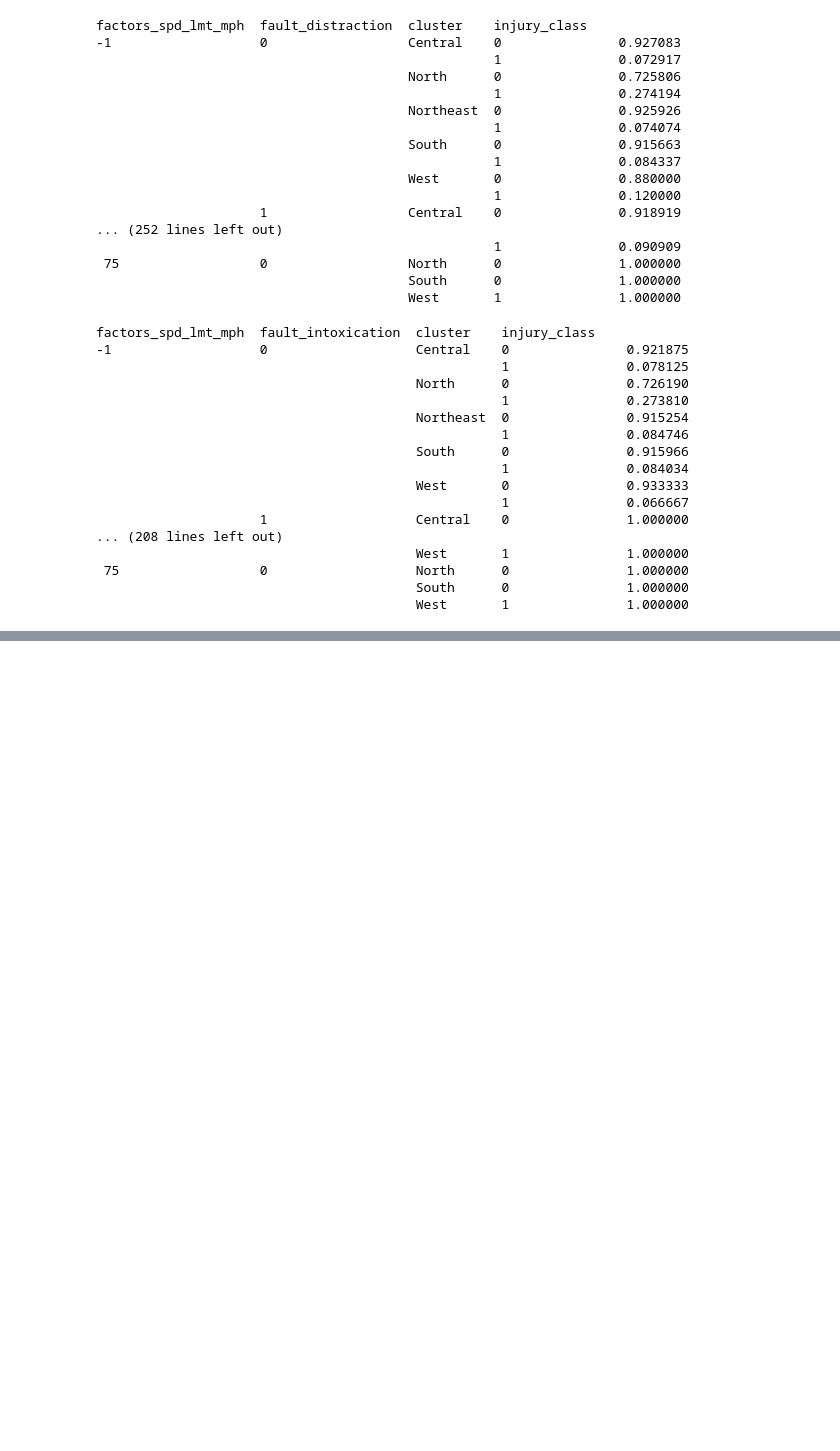
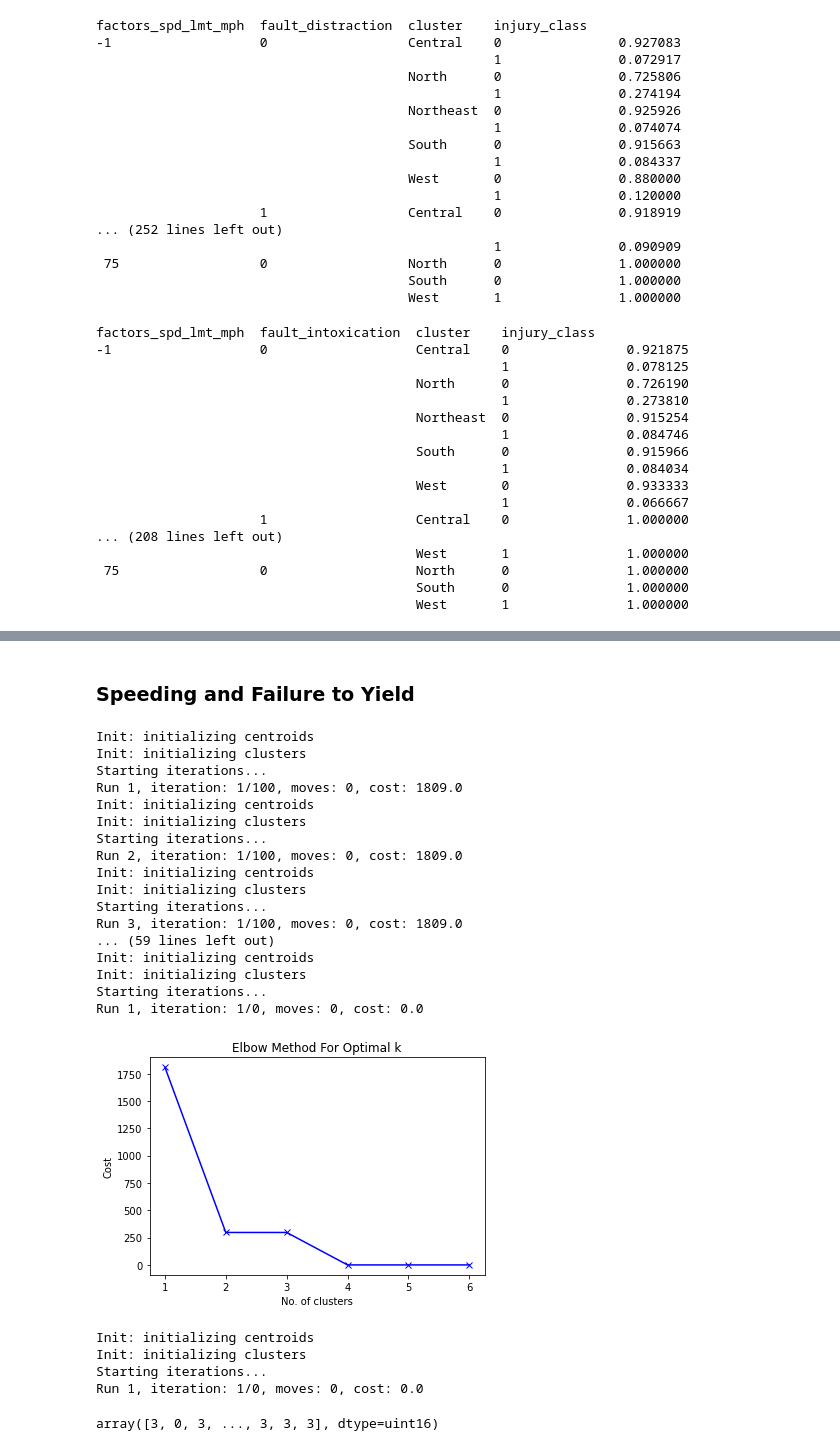
Before and after one commit to RAXR-Capstone/project_danger_zone, a Jupyter notebook: work_space/AnnaWorkspace/anna_explore.ipynb, the cells around one changed output, grey strips where cells are left out. Cells and saved outputs as stored; diff of their text form; code cells hidden in the pictures; blank space fills up the shorter version.

```diff
--- a/work_space/AnnaWorkspace/anna_explore.ipynb
+++ b/work_space/AnnaWorkspace/anna_explore.ipynb
@@ -843,0 +1123,4 @@ from kmodes.kmodes import KModes
+# %%
+kmode = KModes(n_clusters=4, init = "random", n_init = 5, verbose=1, random_state= 19)
+clusters = kmode.fit_predict(train[['vehicle_type', 'factors_spd_lmt_mph','damage_zone']])
+clusters
@@ -843,0 +1146,2 @@ from kmodes.kmodes import KModes
+# %%
+train['vehicle_type_damage_speed_cluster'] = clusters
@@ -843,0 +1173,44 @@ from kmodes.kmodes import KModes
+# %% [markdown]
+### Speeding and Failure to Yield
+# %%
+cost = []
+K = range(1,7)
+for num_clusters in list(K):
+    kmode = KModes(n_clusters=num_clusters, init = "random", n_init = 5, verbose=1)
+    kmode.fit_predict(train[['fault_speed','fault_yield']])
+    cost.append(kmode.cost_)
+
+plt.plot(K, cost, 'bx-')
+plt.xlabel('No. of clusters')
+plt.ylabel('Cost')
+plt.title('Elbow Method For Optimal k')
+plt.show()
+# %% [output]
+Init: initializing centroids
+Init: initializing clusters
+Starting iterations...
+Run 1, iteration: 1/100, moves: 0, cost: 1809.0
+Init: initializing centroids
+Init: initializing clusters
+Starting iterations...
+Run 2, iteration: 1/100, moves: 0, cost: 1809.0
+Init: initializing centroids
+Init: initializing clusters
+Starting iterations...
+Run 3, iteration: 1/100, moves: 0, cost: 1809.0
+... (59 lines left out)
+Init: initializing centroids
+Init: initializing clusters
+Starting iterations...
+Run 1, iteration: 1/0, moves: 0, cost: 0.0
+[figure, added]
+# %%
+kmode = KModes(n_clusters=4, init = "random", n_init = 5, verbose=1, random_state= 19)
+clusters = kmode.fit_predict(train[['fault_speed', 'fault_yield']])
+clusters
+# %% [output]
+Init: initializing centroids
+Init: initializing clusters
+Starting iterations...
+Run 1, iteration: 1/0, moves: 0, cost: 0.0
+array([3, 0, 3, ..., 3, 3, 3], dtype=uint16)
```
Also changed, not shown: parts of 42 cells of this notebook.
